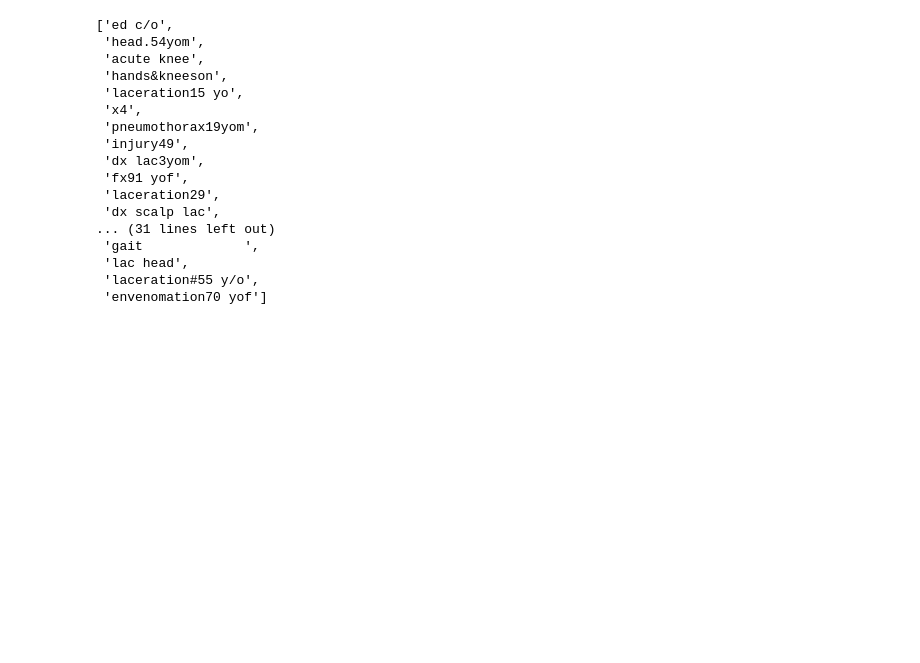
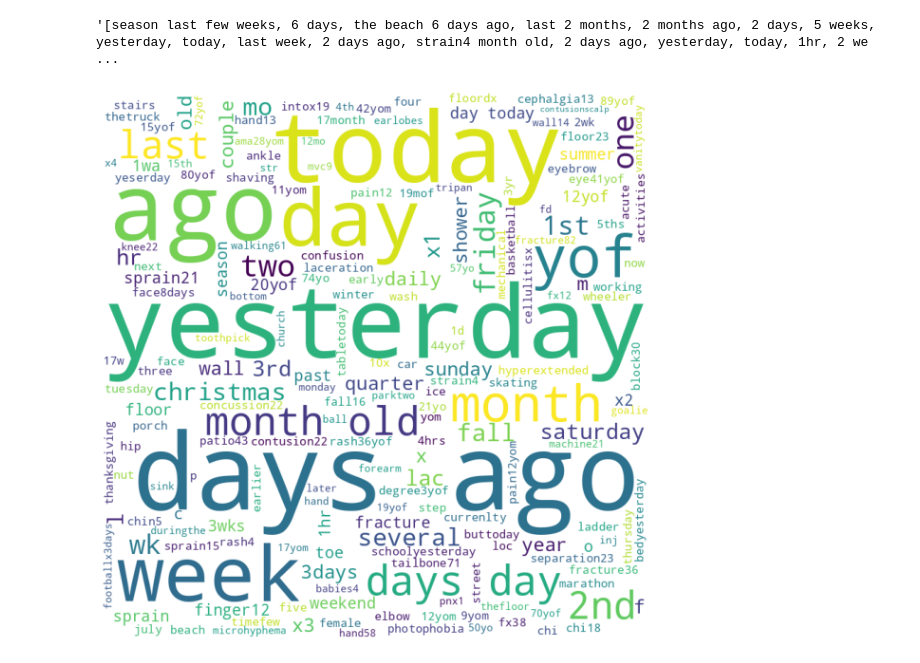
Before and after one commit to avasdowney/how-people-get-hurt, a Jupyter notebook: algorithms/natural_language_processing/named_entity_rec.ipynb, the cells around one changed output. Saved outputs shown, nothing was run; the diff lists cells and outputs as text; code cells hidden in the pictures; blank space fills up the shorter version.

Commit message:
added word cloud

```diff
--- a/algorithms/natural_language_processing/named_entity_rec.ipynb
+++ b/algorithms/natural_language_processing/named_entity_rec.ipynb
@@ -20,7 +34,7 @@ df.head()
 def sentence_concatination(df):
     sent = ""
     for item in df["Narrative"]:
-        sent += item
+        sent = sent + str(item)
     return sent
 # %%
 result = sentence_concatination(df)
@@ -57,7 +69,7 @@ displacy.render(text1,style="ent",jupyter=True)
 # %%
 def extract_entity(text, column_filter):
     result = []
-    for word in text1.ents:
+    for word in text.ents:
         #print(word.text,word.label_)
         if word.label_ == column_filter:
             result .append(word.text)
@@ -67,20 +77,20 @@ entity = extract_entity(text1, "PERSON")
-# %%
-entity
-# %% [output]
-['ed c/o',
- 'head.54yom',
- 'acute knee',
- 'hands&kneeson',
- 'laceration15 yo',
- 'x4',
- 'pneumothorax19yom',
- 'injury49',
- 'dx lac3yom',
- 'fx91 yof',
- 'laceration29',
- 'dx scalp lac',
-... (31 lines left out)
- 'gait             ',
- 'lac head',
- 'laceration#55 y/o',
- 'envenomation70 yof']
+# %%
+times = extract_entity(text1, "DATE")
+times = ''.join(str(times).split("'"))
+times
+# %% [output]
+'[season last few weeks, 6 days, the beach 6 days ago, last 2 months, 2 months ago, 2 days, 5 weeks, yesterday, today, last week, 2 days ago, strain4 month old, 2 days ago, yesterday, today, 1hr, 2 we ...
+# %%
+wordcloud = WordCloud(width = 800, height = 800,
+                background_color ='white',
+                stopwords = set(STOPWORDS),
+                min_font_size = 10).generate(times)
+# %%
+plt.figure(figsize = (8, 8), facecolor = None)
+plt.imshow(wordcloud)
+plt.axis("off")
+plt.tight_layout(pad = 0)
+
+plt.show()
+# %% [output]
+[figure, added]
```
Also changed, not shown: parts of 7 cells of this notebook, 1 other file.
